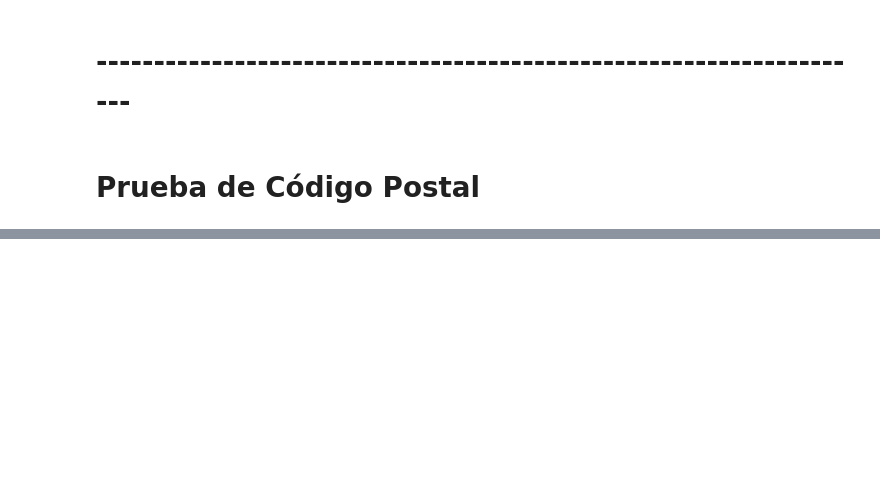
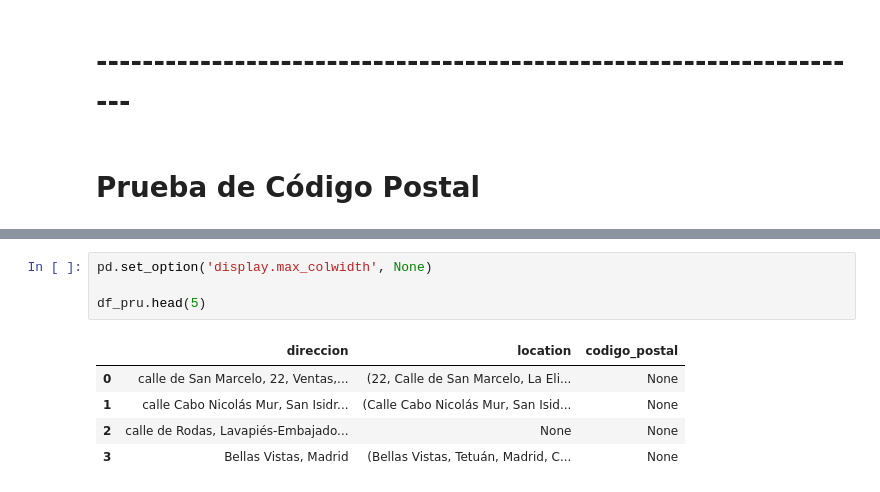
Before and after one commit to Bootcamp-IA-P6/ia-regression-project-team-2, a Jupyter notebook: regresion.ipynb, the cells around one changed output, grey strips where cells are left out. Cells and saved outputs as stored; diff of their text form; blank space fills up the shorter version.

```diff
--- a/regresion.ipynb
+++ b/regresion.ipynb
@@ -527,0 +603,10 @@ df[['titulo', 'tipoInmueble', 'direccion']]
+# %%
+pd.set_option('display.max_colwidth', None)
+
+df_pru.head(5)
+# %% [output]
+|  | direccion | location | codigo_postal |
+| 0 | calle de San Marcelo, 22, Ventas,... | (22, Calle de San Marcelo, La Eli... | None |
+| 1 | calle Cabo Nicolás Mur, San Isidr... | (Calle Cabo Nicolás Mur, San Isid... | None |
+| 2 | calle de Rodas, Lavapiés-Embajado... | None | None |
+| 3 | Bellas Vistas, Madrid | (Bellas Vistas, Tetuán, Madrid, C... | None |
```
Also changed, not shown: parts of 3 cells of this notebook.
